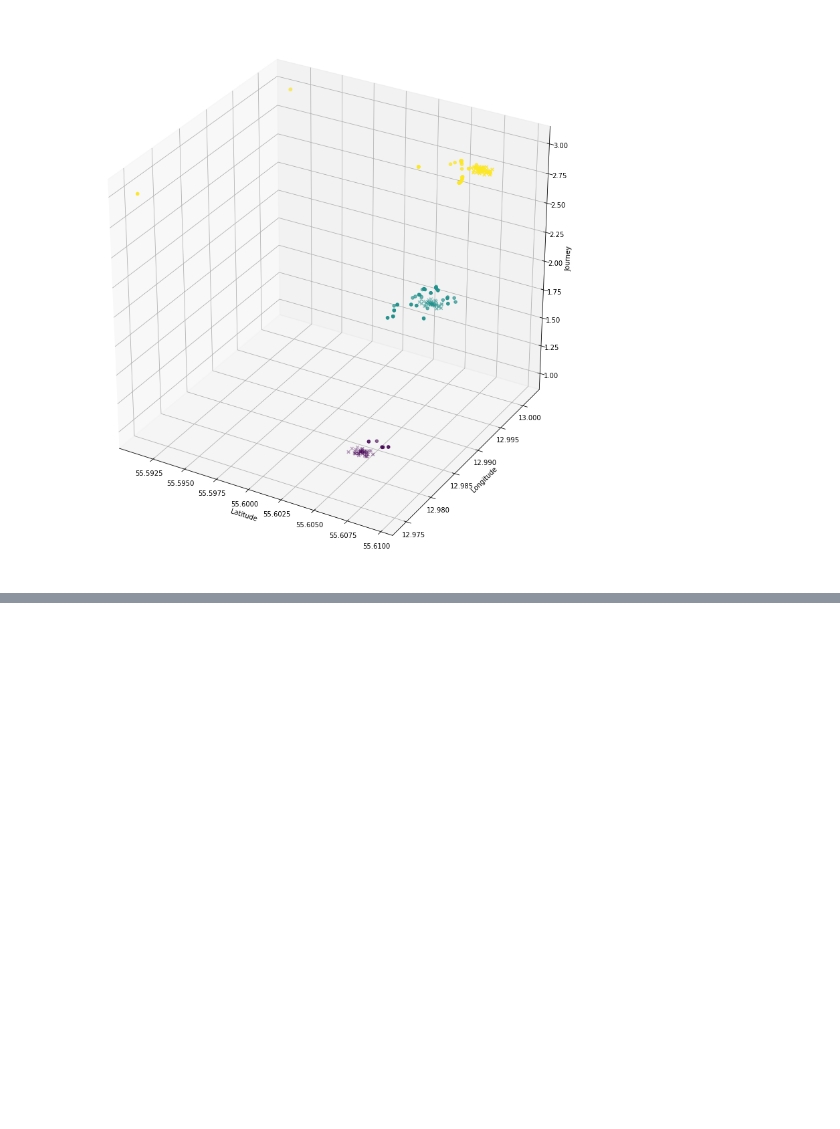
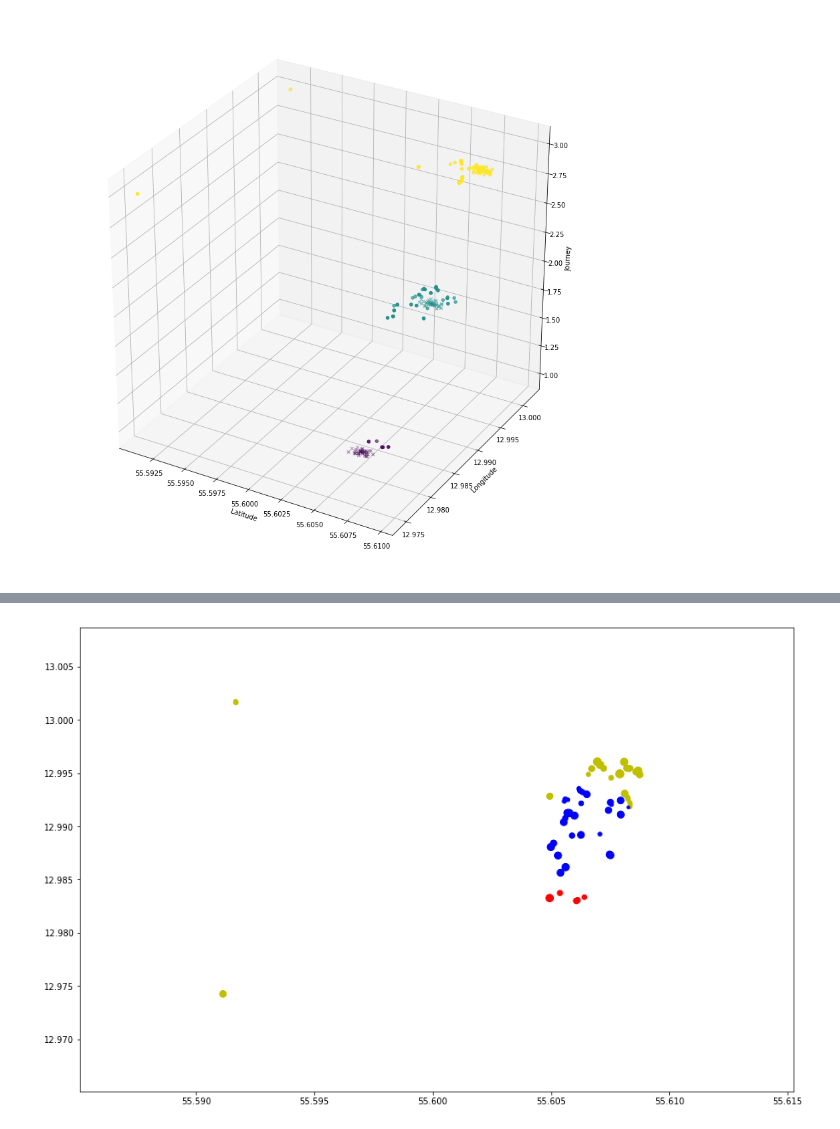
Before and after one commit to k3larra/commuter, a Jupyter notebook: machine_teaching/func_test_1/Location_visualisation.ipynb, the cells around one changed output, grey strips where cells are left out. Drawn from its saved outputs; the diff is of its cells as text; code cells hidden in the pictures; blank space fills up the shorter version.

```diff
--- a/machine_teaching/func_test_1/Location_visualisation.ipynb
+++ b/machine_teaching/func_test_1/Location_visualisation.ipynb
@@ -376,0 +362,16 @@ TypeError: unsupported operand type(s) for /: 'str' and 'float'
+# %%
+import matplotlib.pyplot as plt
+import numpy as np
+import pandas as pd
+import matplotlib.pyplot as plt
+dataSetPredicted3 = pd.read_csv("tnK534JMwwfhvUEycn69HPbhqkt2_predict_all_1.csv")
+#dataSetPredicted3 = dataSetPredicted3.iloc[0:9]
+colors = dataSetPredicted3['predictedjourney']
+colors = colors.replace(8002280071,'r')
+colors = colors.replace(8007180022,'b')
+colors = colors.replace(8000280071,'y')
+plt.scatter(dataSetPredicted3['latitude'], dataSetPredicted3['longitude'], s=dataSetPredicted3['locationAccuracy'], c=colors)
+
+plt.show()
+# %% [output]
+[figure, added]
```
Also changed, not shown: parts of 11 cells of this notebook, 10 other files.
